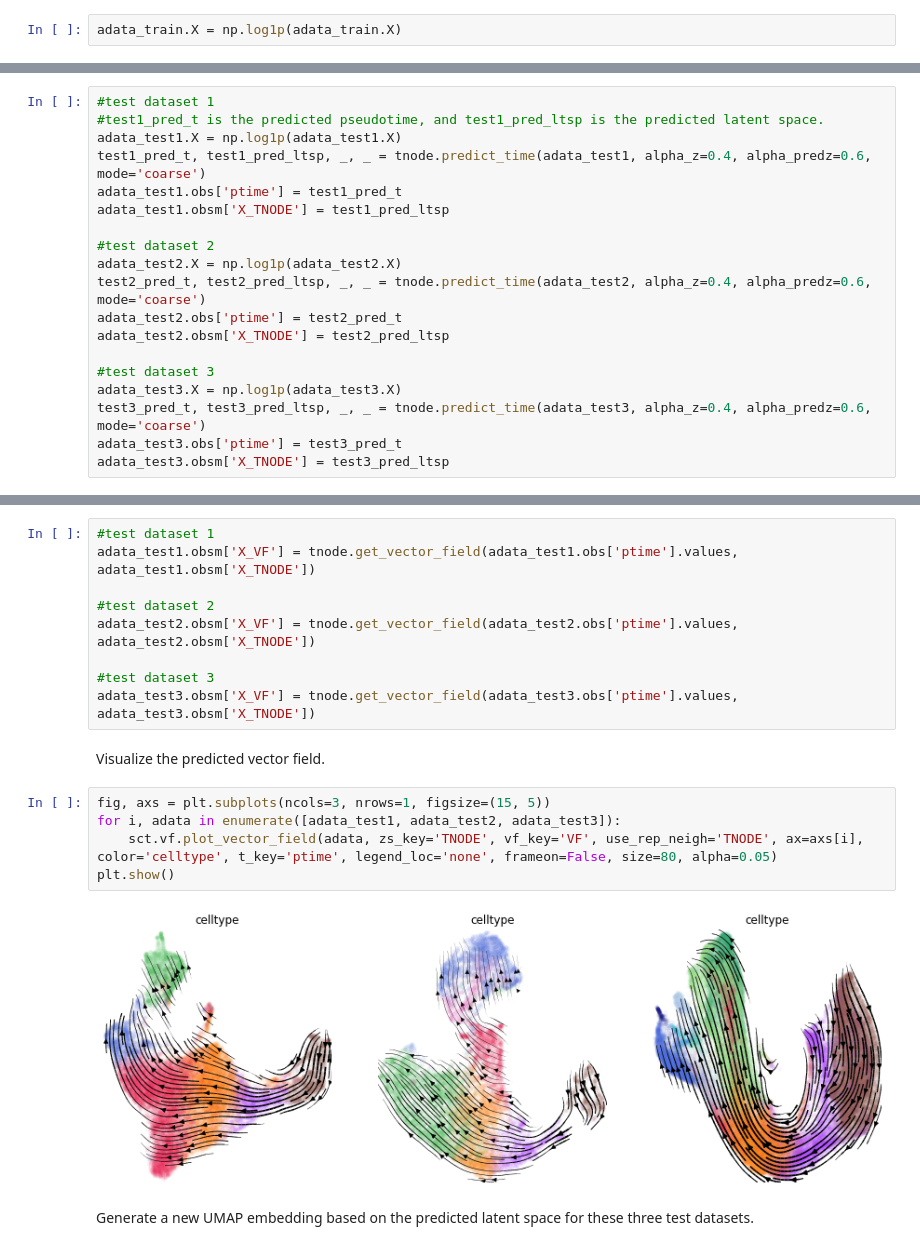
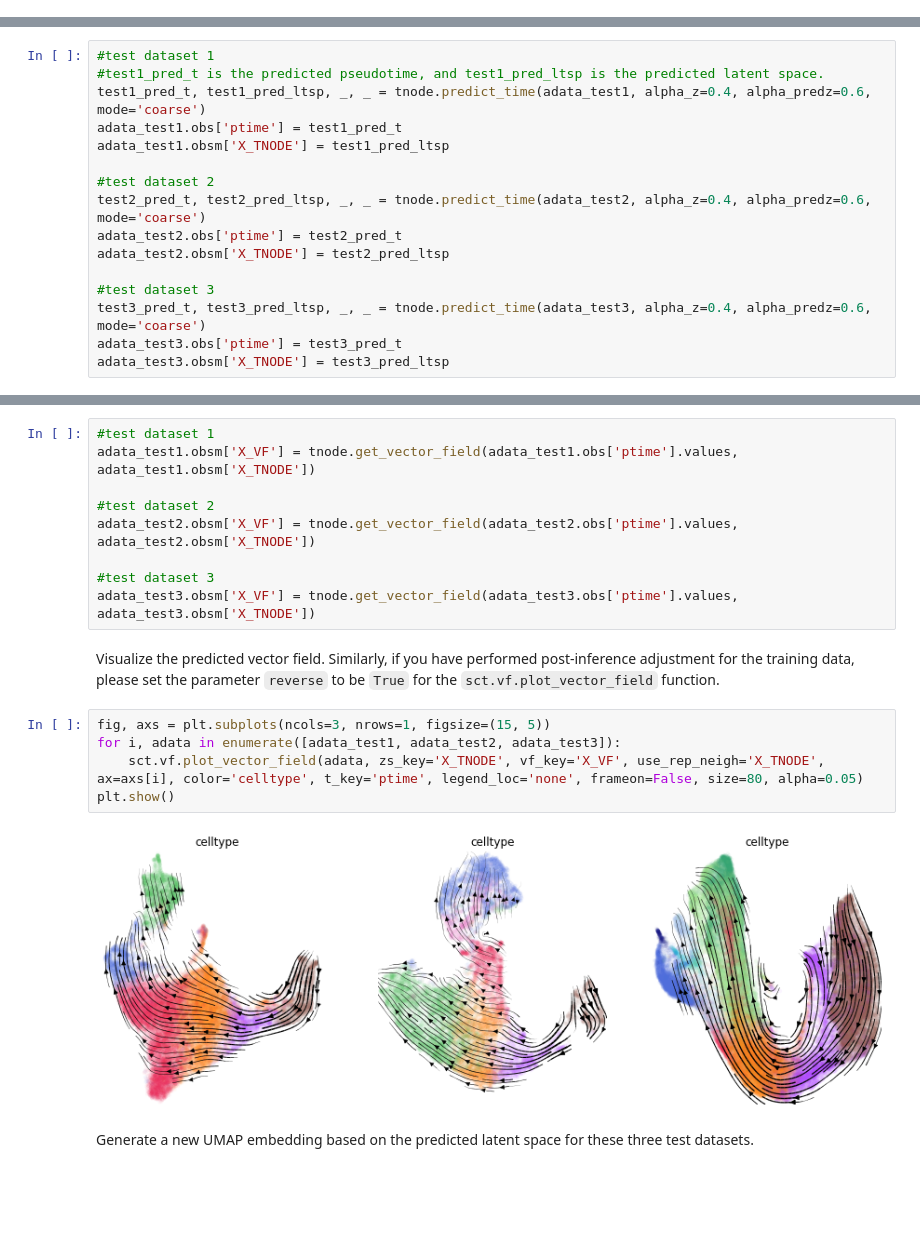
Before and after one commit to LiQian-XC/sctour, a Jupyter notebook: docs/source/notebook/scTour_prediction.ipynb, the cells around one changed output, grey strips where cells are left out. Drawn from its saved outputs; the diff is of its cells as text; blank space fills up the shorter version.

```diff
--- a/docs/source/notebook/scTour_prediction.ipynb
+++ b/docs/source/notebook/scTour_prediction.ipynb
@@ -60,3 +76 @@ log-transform the count before running scTour when you use the "nb" mode.
-# %%
-adata_train.X = np.log1p(adata_train.X)
 # %% [markdown]
@@ -102,19 +117,16 @@ The prediction function "predict_time" returns the predicted pseudotime, as well
 # %%
 #test dataset 1
 #test1_pred_t is the predicted pseudotime, and test1_pred_ltsp is the predicted latent space.
-adata_test1.X = np.log1p(adata_test1.X)
 test1_pred_t, test1_pred_ltsp, _, _ = tnode.predict_time(adata_test1, alpha_z=0.4, alpha_predz=0.6, mode='coarse')
 adata_test1.obs['ptime'] = test1_pred_t
 adata_test1.obsm['X_TNODE'] = test1_pred_ltsp
 
 #test dataset 2
-adata_test2.X = np.log1p(adata_test2.X)
 test2_pred_t, test2_pred_ltsp, _, _ = tnode.predict_time(adata_test2, alpha_z=0.4, alpha_predz=0.6, mode='coarse')
 adata_test2.obs['ptime'] = test2_pred_t
 adata_test2.obsm['X_TNODE'] = test2_pred_ltsp
 
 #test dataset 3
-adata_test3.X = np.log1p(adata_test3.X)
 test3_pred_t, test3_pred_ltsp, _, _ = tnode.predict_time(adata_test3, alpha_z=0.4, alpha_predz=0.6, mode='coarse')
 adata_test3.obs['ptime'] = test3_pred_t
 adata_test3.obsm['X_TNODE'] = test3_pred_ltsp
@@ -140,15 +152,15 @@ adata_test2.obsm['X_VF'] = tnode.get_vector_field(adata_test2.obs['ptime'].value
 
 #test dataset 3
 adata_test3.obsm['X_VF'] = tnode.get_vector_field(adata_test3.obs['ptime'].values, adata_test3.obsm['X_TNODE'])
-# %% [markdown]
-Visualize the predicted vector field.
+# %% [markdown]
+Visualize the predicted vector field. Similarly, if you have performed post-inference adjustment for the training data, please set the parameter `reverse` to be `True` for the `sct.vf.plot_vector_field` function.
 # %%
 fig, axs = plt.subplots(ncols=3, nrows=1, figsize=(15, 5))
 for i, adata in enumerate([adata_test1, adata_test2, adata_test3]):
-    sct.vf.plot_vector_field(adata, zs_key='TNODE', vf_key='VF', use_rep_neigh='TNODE', ax=axs[i], color='celltype', t_key='ptime', legend_loc='none', frameon=False, size=80, alpha=0.05)
+    sct.vf.plot_vector_field(adata, zs_key='X_TNODE', vf_key='X_VF', use_rep_neigh='X_TNODE', ax=axs[i], color='celltype', t_key='ptime', legend_loc='none', frameon=False, size=80, alpha=0.05)
 plt.show()
 # %% [output]
-[figure, old version]
+[figure, new version]
 # %% [markdown]
 Generate a new UMAP embedding based on the predicted latent space for these three test datasets.
 # %%
```
Also changed, not shown: parts of 13 cells of this notebook, 5 other files.
